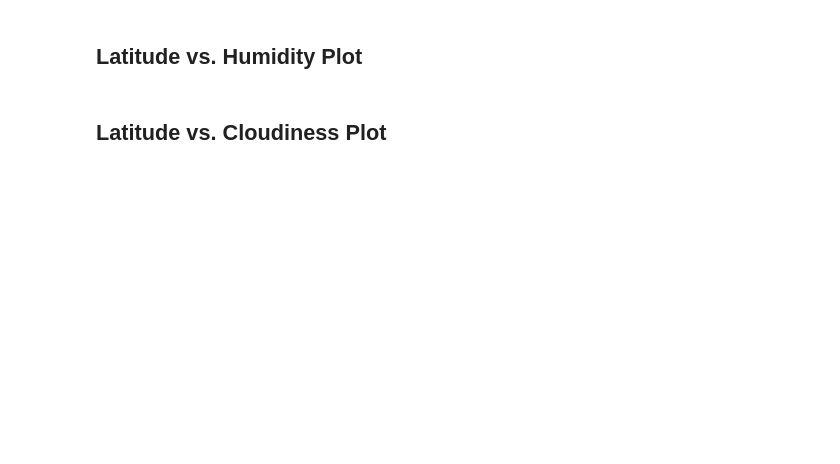
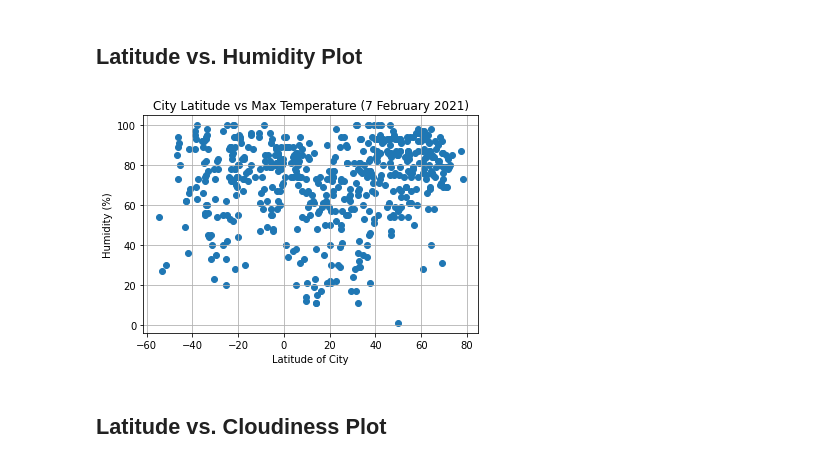
Before and after one commit to njmorr/python-api-challenge, a Jupyter notebook: WeatherPy/WeatherPy.ipynb, the cells around one changed output. Saved outputs shown, nothing was run; the diff lists cells and outputs as text; code cells hidden in the pictures; blank space fills up the shorter version.

```diff
--- a/WeatherPy/WeatherPy.ipynb
+++ b/WeatherPy/WeatherPy.ipynb
@@ -124,4 +175,16 @@ Skip this step if there are no cities that have humidity > 100%.
 # %% [markdown]
 ## Latitude vs. Humidity Plot
+# %%
+y_values_humidity = weather_df["Humidity (%)"]
+
+plt.scatter(x_values, y_values_humidity)
+plt.title(label="City Latitude vs Max Temperature (7 February 2021)")
+plt.xlabel(xlabel="Latitude of City")
+plt.ylabel(ylabel="Humidity (%)")
+plt.grid()
+
+plt.show()
+# %% [output]
+[figure, added]
 # %% [markdown]
 ## Latitude vs. Cloudiness Plot
```
Also changed, not shown: parts of 10 cells of this notebook, 1 other file.
